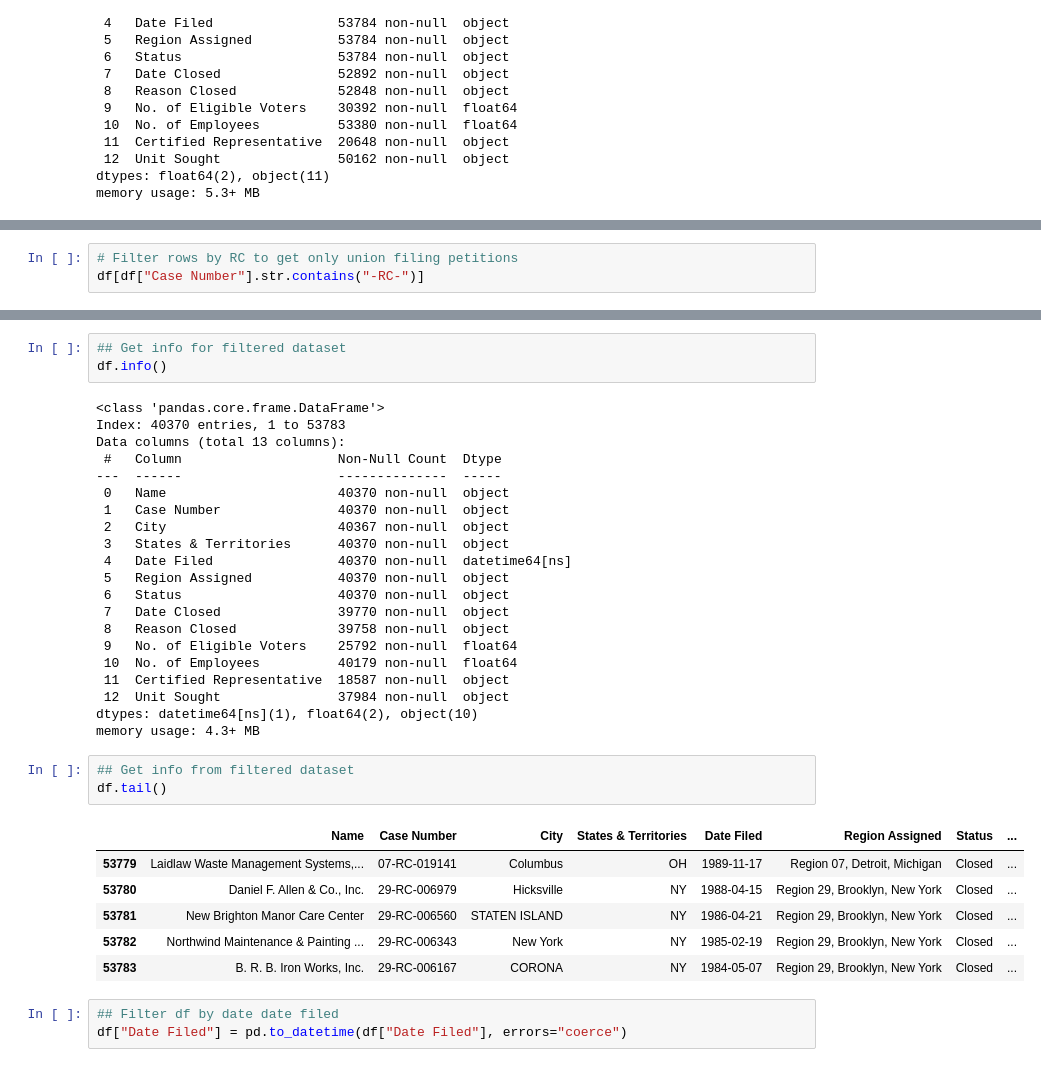
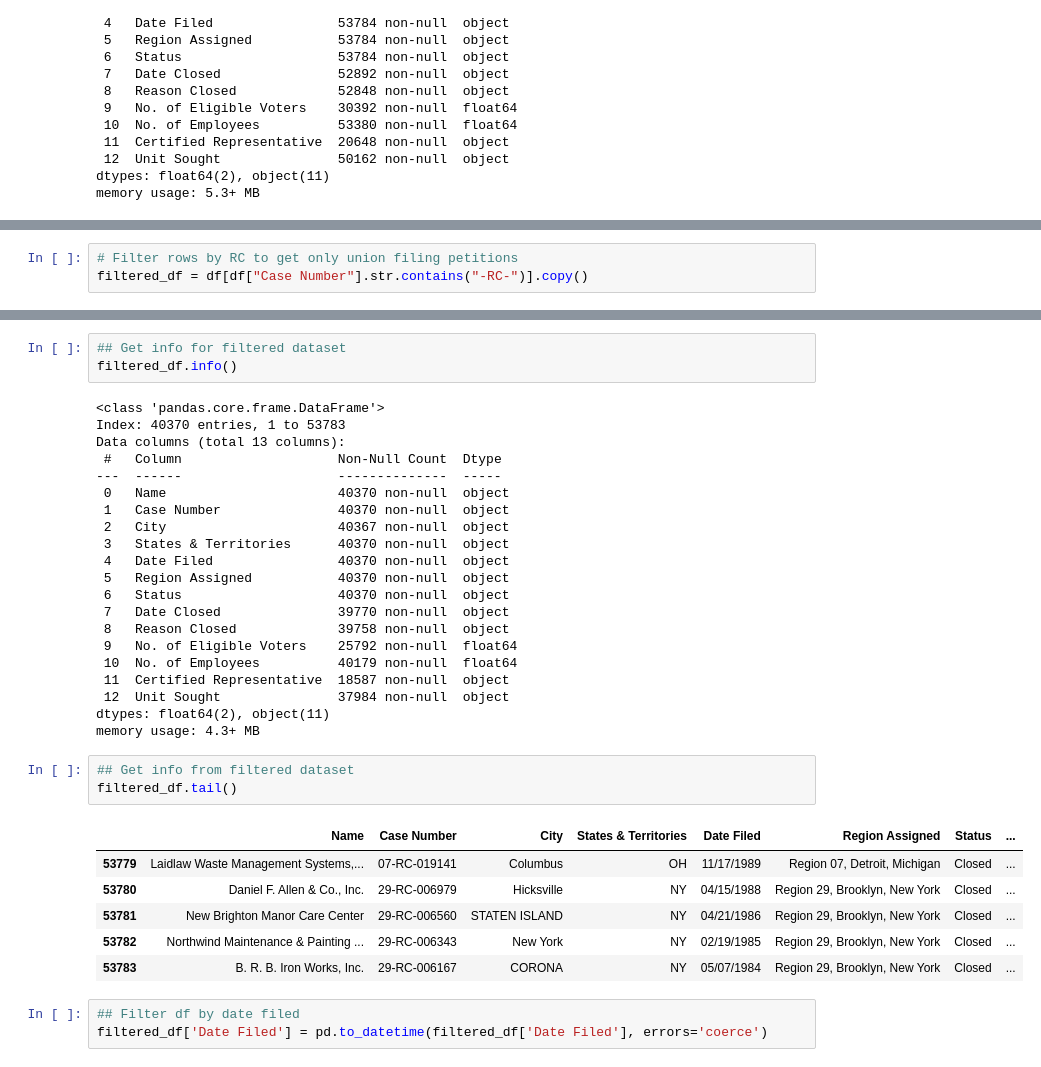
Before and after one commit to enielsen101/data_story, a Jupyter notebook: data_story.ipynb, the cells around one changed output, grey strips where cells are left out. Drawn from its saved outputs; the diff is of its cells as text.

```diff
--- a/data_story.ipynb
+++ b/data_story.ipynb
@@ -46,3 +46,3 @@ df.sample()
 # %%
 # Filter rows by RC to get only union filing petitions
-df[df["Case Number"].str.contains("-RC-")]
+filtered_df = df[df["Case Number"].str.contains("-RC-")].copy()
@@ -63,6 +49,6 @@ df[df["Case Number"].str.contains("-RC-")]
 # %%
 ## Get info for filtered dataset
-df.info()
+filtered_df.info()
 # %% [output]
 <class 'pandas.core.frame.DataFrame'>
 Index: 40370 entries, 1 to 53783
@@ -73,7 +59,7 @@ Data columns (total 13 columns):
  1   Case Number               40370 non-null  object
  2   City                      40367 non-null  object
  3   States & Territories      40370 non-null  object
- 4   Date Filed                40370 non-null  datetime64[ns]
+ 4   Date Filed                40370 non-null  object
  5   Region Assigned           40370 non-null  object
  6   Status                    40370 non-null  object
  7   Date Closed               39770 non-null  object
@@ -82,18 +68,18 @@ Data columns (total 13 columns):
  10  No. of Employees          40179 non-null  float64
  11  Certified Representative  18587 non-null  object
  12  Unit Sought               37984 non-null  object
-dtypes: datetime64[ns](1), float64(2), object(10)
+dtypes: float64(2), object(11)
 memory usage: 4.3+ MB
 # %%
 ## Get info from filtered dataset
-df.tail()
+filtered_df.tail()
 # %% [output]
 |  | Name | Case Number | City | States & Territories | Date Filed | Region Assigned | Status | ... |
-| 53779 | Laidlaw Waste Management Systems,... | 07-RC-019141 | Columbus | OH | 1989-11-17 | Region 07, Detroit, Michigan | Closed | ... |
-| 53780 | Daniel F. Allen & Co., Inc. | 29-RC-006979 | Hicksville | NY | 1988-04-15 | Region 29, Brooklyn, New York | Closed | ... |
-| 53781 | New Brighton Manor Care Center | 29-RC-006560 | STATEN ISLAND | NY | 1986-04-21 | Region 29, Brooklyn, New York | Closed | ... |
-| 53782 | Northwind Maintenance & Painting ... | 29-RC-006343 | New York | NY | 1985-02-19 | Region 29, Brooklyn, New York | Closed | ... |
-| 53783 | B. R. B. Iron Works, Inc. | 29-RC-006167 | CORONA | NY | 1984-05-07 | Region 29, Brooklyn, New York | Closed | ... |
+| 53779 | Laidlaw Waste Management Systems,... | 07-RC-019141 | Columbus | OH | 11/17/1989 | Region 07, Detroit, Michigan | Closed | ... |
+| 53780 | Daniel F. Allen & Co., Inc. | 29-RC-006979 | Hicksville | NY | 04/15/1988 | Region 29, Brooklyn, New York | Closed | ... |
+| 53781 | New Brighton Manor Care Center | 29-RC-006560 | STATEN ISLAND | NY | 04/21/1986 | Region 29, Brooklyn, New York | Closed | ... |
+| 53782 | Northwind Maintenance & Painting ... | 29-RC-006343 | New York | NY | 02/19/1985 | Region 29, Brooklyn, New York | Closed | ... |
+| 53783 | B. R. B. Iron Works, Inc. | 29-RC-006167 | CORONA | NY | 05/07/1984 | Region 29, Brooklyn, New York | Closed | ... |
 # %%
-## Filter df by date date filed
-df["Date Filed"] = pd.to_datetime(df["Date Filed"], errors="coerce")
+## Filter df by date filed
+filtered_df['Date Filed'] = pd.to_datetime(filtered_df['Date Filed'], errors='coerce')
```
Also changed, not shown: parts of 21 cells of this notebook, 9 other files.
